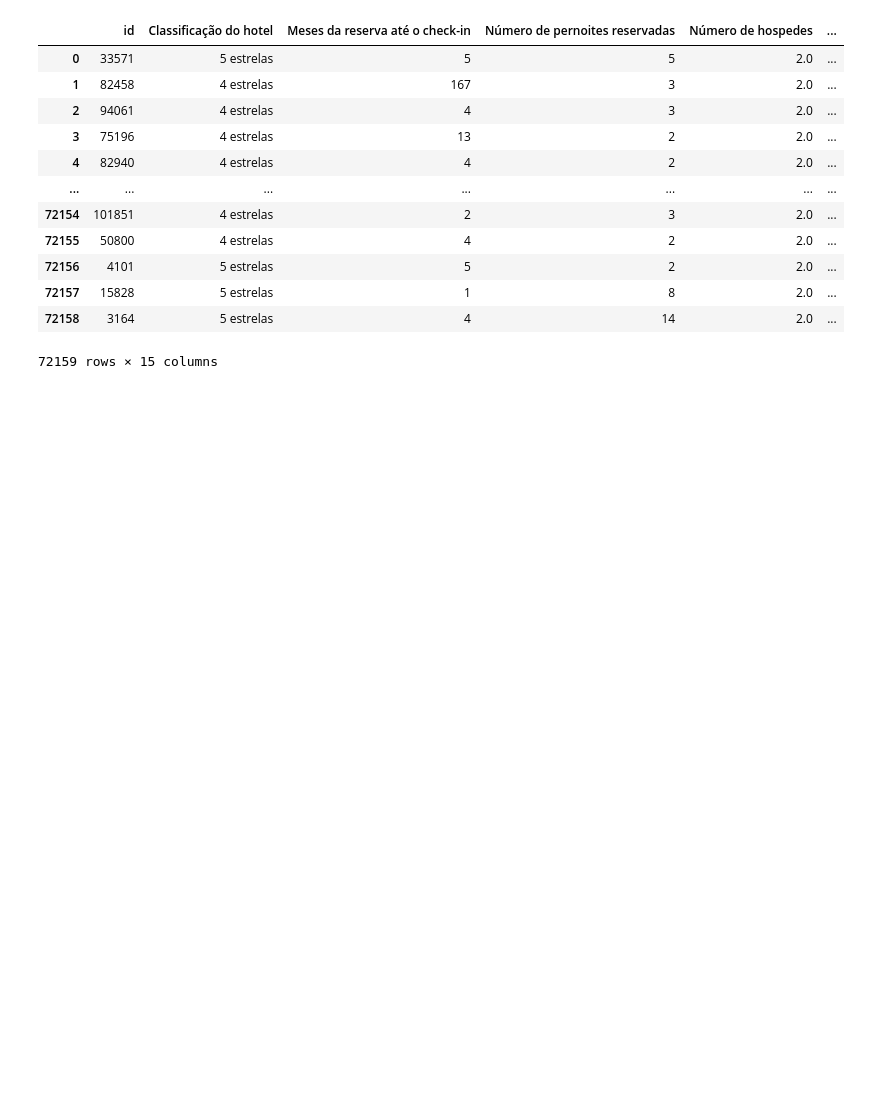
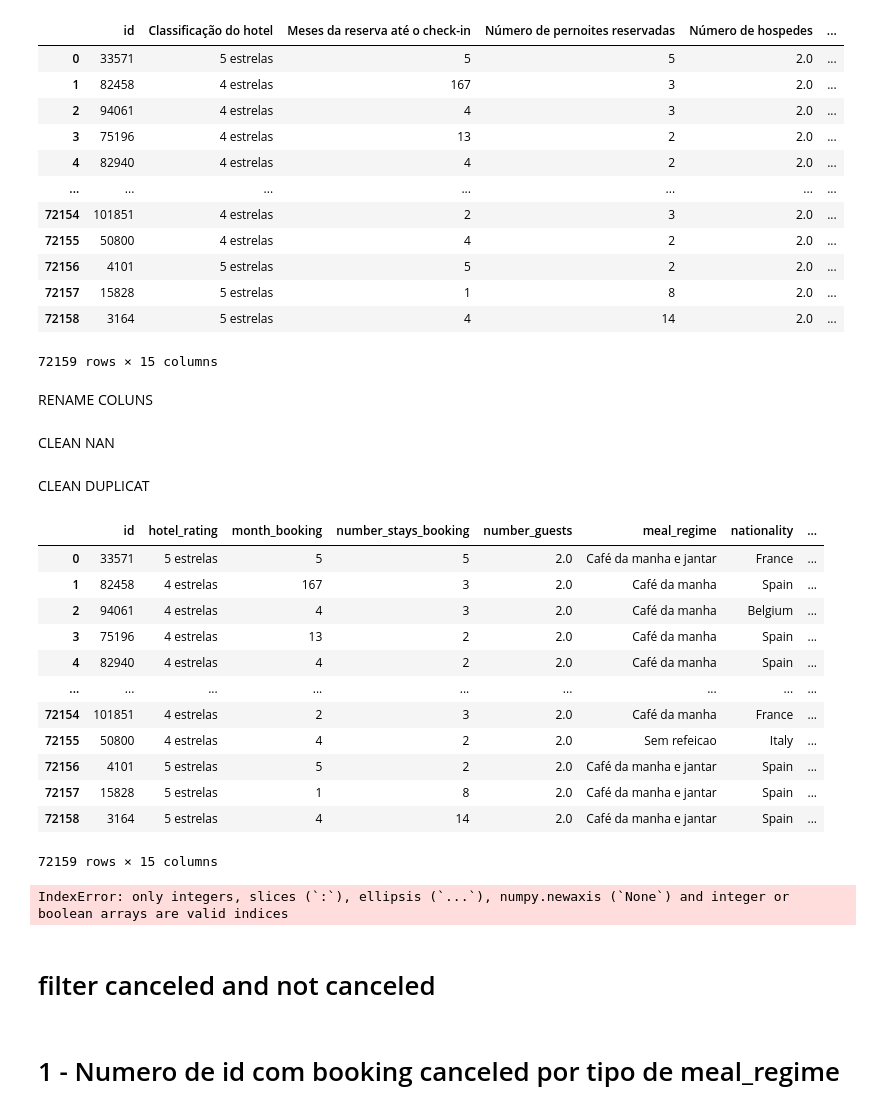
Before and after one commit to HallanMiranda/Rede-Hoteleira-Europeia, a Jupyter notebook: hachday_hotel-chain/new_hipotese.ipynb, the cells around one changed output. Drawn from its saved outputs; the diff is of its cells as text; code cells hidden in the pictures; blank space fills up the shorter version.

```diff
--- a/hachday_hotel-chain/new_hipotese.ipynb
+++ b/hachday_hotel-chain/new_hipotese.ipynb
@@ -20,3 +20,45 @@ df
 | 72157 | 15828 | 5 estrelas | 1 | 8 | 2.0 | ... |
 | 72158 | 3164 | 5 estrelas | 4 | 14 | 2.0 | ... |
 72159 rows × 15 columns
+# %% [markdown]
+RENAME COLUNS
+# %%
+df = df.rename(columns={'Classificação do hotel': 'hotel_rating', 'Meses da reserva até o check-in': 'month_booking',
+                        'Número de pernoites reservadas': 'number_stays_booking', 'Número de hospedes': 'number_guests',
+                        'Regime de alimentação': 'meal_regime', 'Nacionalidade': 'nationality', 'Forma de Reserva': 'reservation_Form',
+                        'Já se hospedou anterioremente': 'previously_hosted', 'Tipo do quarto reservado': 'type_booked_room',
+                        'Reserva feita por agência de turismo': 'tourism_agency_booking', 'Reserva feita por empresa': 'company_booking',
+                        'Reserva com Estacionamento': 'parking_Reservation', 'Reserva com Observações': 'reservation_Observations', 'Reserva Cancelada': 'booking_canceled'})
+# %% [markdown]
+CLEAN NAN
+# %%
+df['nationality'] = df['nationality'].apply(
+    lambda x: 'nao_identificado' if pd.isnull(x) else x)
+
+df['number_guests'] = df['number_guests'].apply(
+    lambda x: 1 if pd.isnull(x) else x)
+# %% [markdown]
+CLEAN DUPLICAT
+# %%
+df.duplicated().sum()
+df
+# %% [output]
+|  | id | hotel_rating | month_booking | number_stays_booking | number_guests | meal_regime | nationality | ... |
+| 0 | 33571 | 5 estrelas | 5 | 5 | 2.0 | Café da manha e jantar | France | ... |
+| 1 | 82458 | 4 estrelas | 167 | 3 | 2.0 | Café da manha | Spain | ... |
+| 2 | 94061 | 4 estrelas | 4 | 3 | 2.0 | Café da manha | Belgium | ... |
+| 3 | 75196 | 4 estrelas | 13 | 2 | 2.0 | Café da manha | Spain | ... |
+| 4 | 82940 | 4 estrelas | 4 | 2 | 2.0 | Café da manha | Spain | ... |
+| ... | ... | ... | ... | ... | ... | ... | ... | ... |
+| 72154 | 101851 | 4 estrelas | 2 | 3 | 2.0 | Café da manha | France | ... |
+| 72155 | 50800 | 4 estrelas | 4 | 2 | 2.0 | Sem refeicao | Italy | ... |
+| 72156 | 4101 | 5 estrelas | 5 | 2 | 2.0 | Café da manha e jantar | Spain | ... |
+| 72157 | 15828 | 5 estrelas | 1 | 8 | 2.0 | Café da manha e jantar | Spain | ... |
+| 72158 | 3164 | 5 estrelas | 4 | 14 | 2.0 | Café da manha e jantar | Spain | ... |
+72159 rows × 15 columns
+# %%
+df =
+# %% [output]
+IndexError: only integers, slices (`:`), ellipsis (`...`), numpy.newaxis (`None`) and integer or boolean arrays are valid indices
+# %% [markdown]
+# filter canceled and not canceled
@@ -22,0 +75,2 @@ df
+# %% [markdown]
+# 1 - Numero de id com booking canceled por tipo de meal_regime
```
Also changed, not shown: parts of 15 cells of this notebook.
